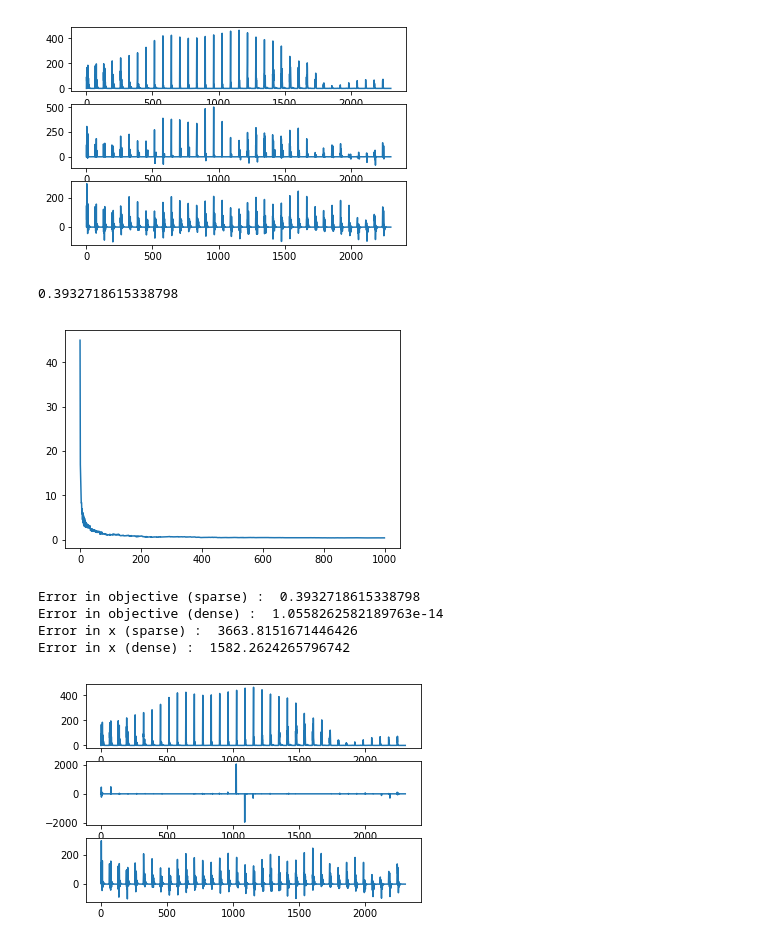
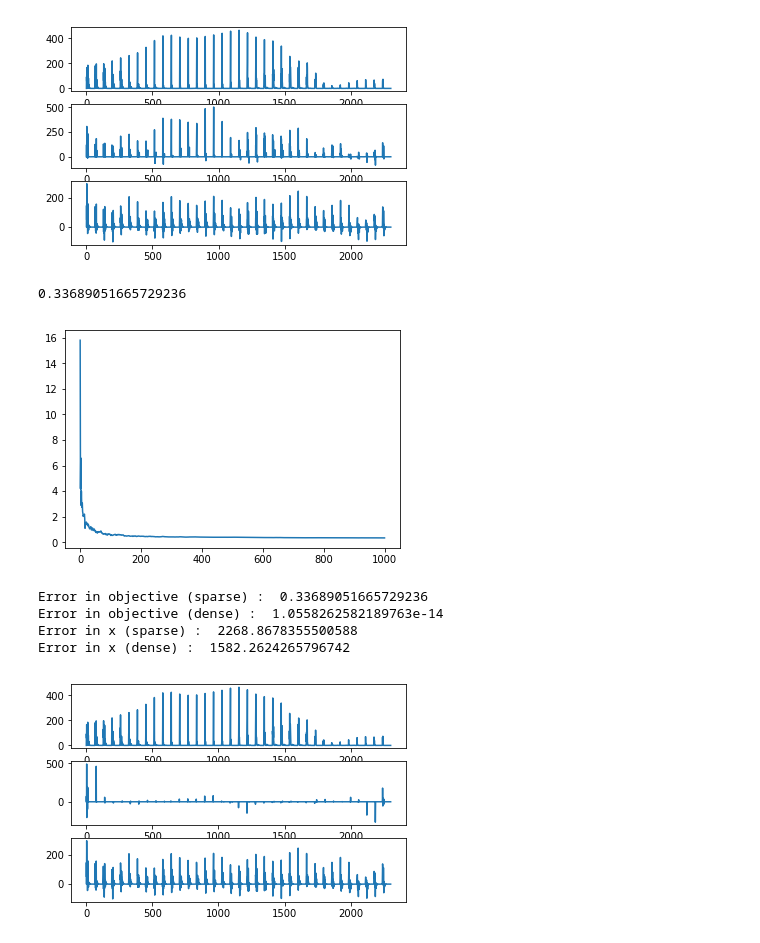
Before and after one commit to adityasinha379/Sparse-Recovery-of-Heard-Speech-Spectrogram, a Jupyter notebook: Project_as5624_vsr2119.ipynb, the cells around one changed output. Cells and saved outputs as stored; diff of their text form; code cells hidden in the pictures.

```diff
--- a/Project_as5624_vsr2119.ipynb
+++ b/Project_as5624_vsr2119.ipynb
@@ -95,14 +99,14 @@ Error in x (sparse) :  1281.8313736617426
 Error in x (dense) :  1582.2624265796742
 [figure]
 # %%
-tau = 13000
+tau = 4000
 x,v,err = FrankWolfe(A,Y_new[:,t],tau,iters=1000)
-show_result(A,Y_new,X,x,err,t)
+show_result_single(A,Y_new,X,x,err,t)
 # %% [output]
-0.3932718615338798
+0.33689051665729236
-[figure, old version]
+[figure, new version]
-Error in objective (sparse) :  0.3932718615338798
+Error in objective (sparse) :  0.33689051665729236
 Error in objective (dense) :  1.0558262582189763e-14
-Error in x (sparse) :  3663.8151671446426
+Error in x (sparse) :  2268.8678355500588
 Error in x (dense) :  1582.2624265796742
-[figure, old version]
+[figure, new version]
```
Also changed, not shown: parts of 8 cells of this notebook, 2 other files.
